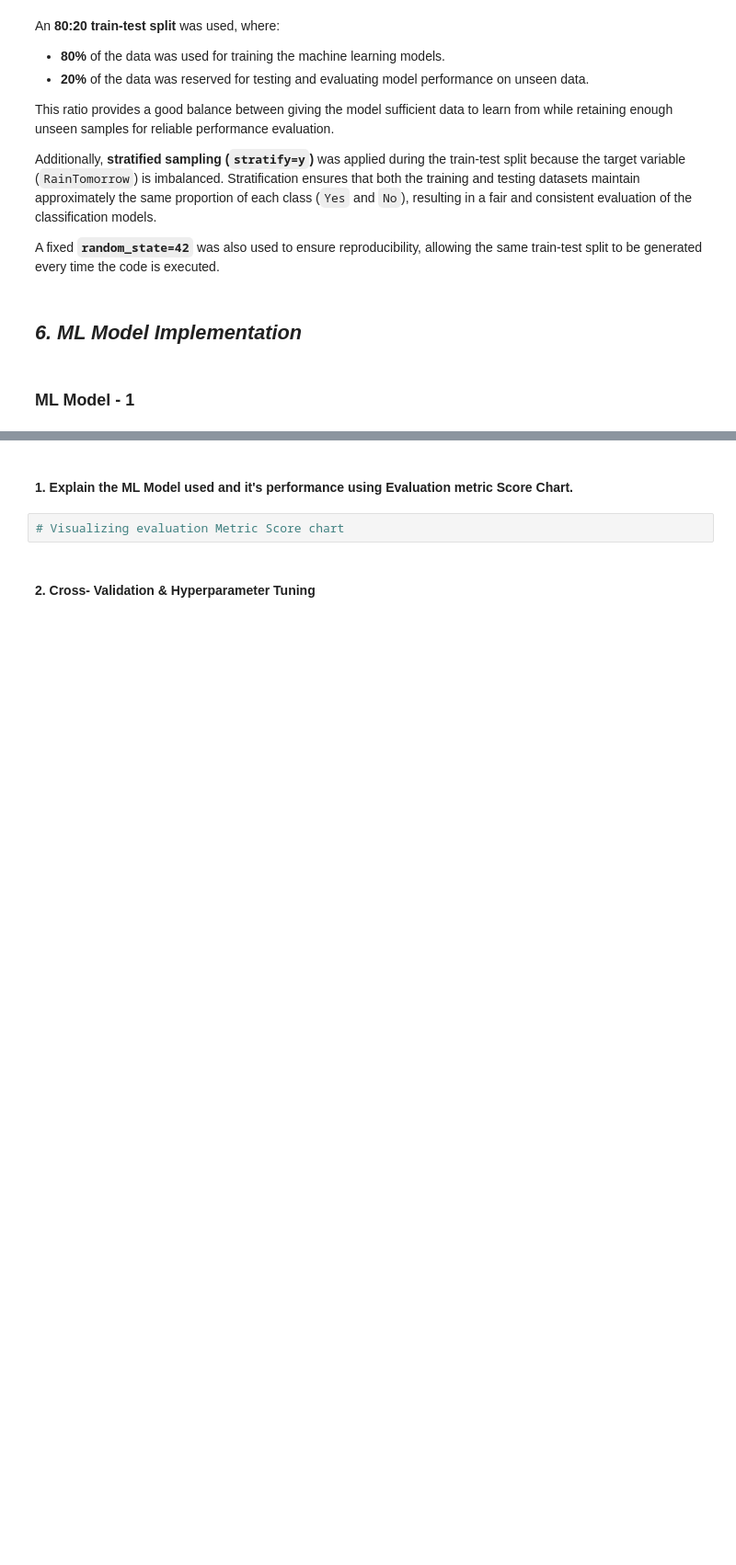
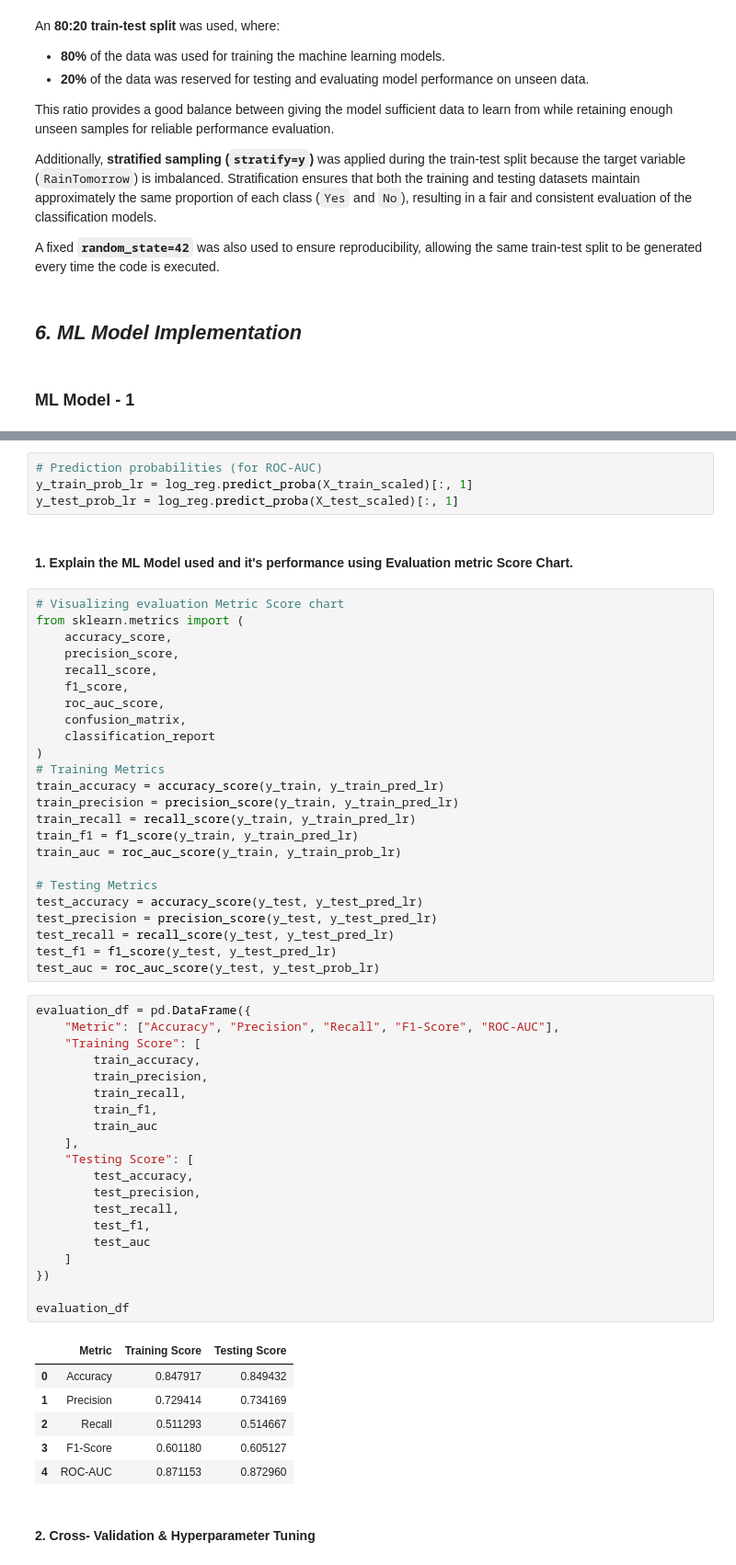
Before and after one commit to Krishna-matic/Machine_Learning_Projects, a Jupyter notebook: 03_rain_in_australia_classification/Classification_ML_Project.ipynb, the cells around one changed output, grey strips where cells are left out. Shown at 92% size. Drawn from its saved outputs; the diff is of its cells as text; blank space fills up the shorter version.

```diff
--- a/03_rain_in_australia_classification/Classification_ML_Project.ipynb
+++ b/03_rain_in_australia_classification/Classification_ML_Project.ipynb
@@ -1429,7 +1442,60 @@ A fixed **`random_state=42`** was also used to ensure reproducibility, allowing
+# %%
+# Prediction probabilities (for ROC-AUC)
+y_train_prob_lr = log_reg.predict_proba(X_train_scaled)[:, 1]
+y_test_prob_lr = log_reg.predict_proba(X_test_scaled)[:, 1]
 # %% [markdown]
 #### 1. Explain the ML Model used and it's performance using Evaluation metric Score Chart.
-# %%
-# Visualizing evaluation Metric Score chart
+# %%
+# Visualizing evaluation Metric Score chart
+from sklearn.metrics import (
+    accuracy_score,
+    precision_score,
+    recall_score,
+    f1_score,
+    roc_auc_score,
+    confusion_matrix,
+    classification_report
+)
+# Training Metrics
+train_accuracy = accuracy_score(y_train, y_train_pred_lr)
+train_precision = precision_score(y_train, y_train_pred_lr)
+train_recall = recall_score(y_train, y_train_pred_lr)
+train_f1 = f1_score(y_train, y_train_pred_lr)
+train_auc = roc_auc_score(y_train, y_train_prob_lr)
+
+# Testing Metrics
+test_accuracy = accuracy_score(y_test, y_test_pred_lr)
+test_precision = precision_score(y_test, y_test_pred_lr)
+test_recall = recall_score(y_test, y_test_pred_lr)
+test_f1 = f1_score(y_test, y_test_pred_lr)
+test_auc = roc_auc_score(y_test, y_test_prob_lr)
+# %%
+evaluation_df = pd.DataFrame({
+    "Metric": ["Accuracy", "Precision", "Recall", "F1-Score", "ROC-AUC"],
+    "Training Score": [
+        train_accuracy,
+        train_precision,
+        train_recall,
+        train_f1,
+        train_auc
+    ],
+    "Testing Score": [
+        test_accuracy,
+        test_precision,
+        test_recall,
+        test_f1,
+        test_auc
+    ]
+})
+
+evaluation_df
+# %% [output]
+|  | Metric | Training Score | Testing Score |
+| 0 | Accuracy | 0.847917 | 0.849432 |
+| 1 | Precision | 0.729414 | 0.734169 |
+| 2 | Recall | 0.511293 | 0.514667 |
+| 3 | F1-Score | 0.601180 | 0.605127 |
+| 4 | ROC-AUC | 0.871153 | 0.872960 |
 # %% [markdown]
 #### 2. Cross- Validation & Hyperparameter Tuning
 # %%
```
Also changed, not shown: parts of 47 cells of this notebook.
